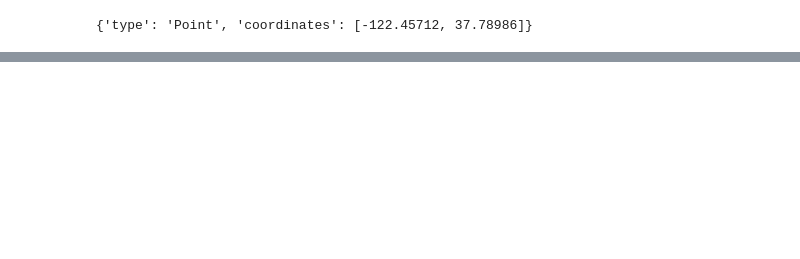
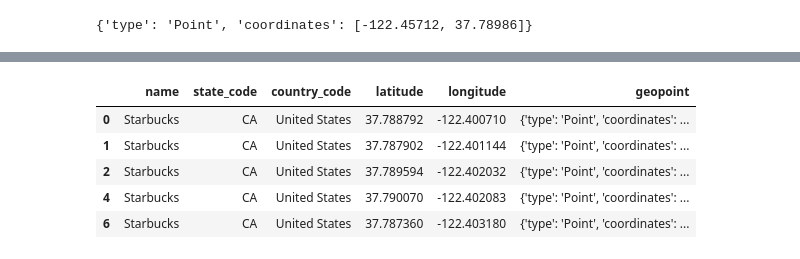
Before and after one commit to Jorge-Doncel/office, a Jupyter notebook: Untitled.ipynb, the cells around one changed output, grey strips where cells are left out. Saved outputs shown, nothing was run; the diff lists cells and outputs as text; code cells hidden in the pictures; blank space fills up the shorter version.

```diff
--- a/Untitled.ipynb
+++ b/Untitled.ipynb
@@ -270,3 +175,7 @@ basketball.to_json("basketball.json",orient="records")
 party = pd.DataFrame(party_SF_dict)
 party["geopoint"] = party.apply(transformToGeoPoint, axis=1)
 party.to_json("party.json",orient="records")
+# %%
+parks = pd.DataFrame(parks_SF_dict)
+parks["geopoint"] = parks.apply(transformToGeoPoint, axis=1)
+parks.to_json("parks.json",orient="records")
@@ -518,0 +250,16 @@ a={
+# %%
+near_starbucks=[]
+for i in range(len(select_offices)):
+    q=(db.starbucks.find(geoQueryNear(select_offices.iloc[i].geopoint, radius=100),{"_id":0,"company_id":0}))
+    near_starbucks.append(list(q))
+near_starbucks=[x for i in near_starbucks for x in i]
+off_starbucks=pd.DataFrame(near_starbucks)
+off_starbucks = off_starbucks.drop_duplicates(subset=["latitude","longitude"], keep="first")
+off_starbucks
+# %% [output]
+|  | name | state_code | country_code | latitude | longitude | geopoint |
+| 0 | Starbucks | CA | United States | 37.788792 | -122.400710 | {'type': 'Point', 'coordinates': ... |
+| 1 | Starbucks | CA | United States | 37.787902 | -122.401144 | {'type': 'Point', 'coordinates': ... |
+| 2 | Starbucks | CA | United States | 37.789594 | -122.402032 | {'type': 'Point', 'coordinates': ... |
+| 4 | Starbucks | CA | United States | 37.790070 | -122.402083 | {'type': 'Point', 'coordinates': ... |
+| 6 | Starbucks | CA | United States | 37.787360 | -122.403180 | {'type': 'Point', 'coordinates': ... |
```
Also changed, not shown: parts of 54 cells of this notebook, 2 other files.
